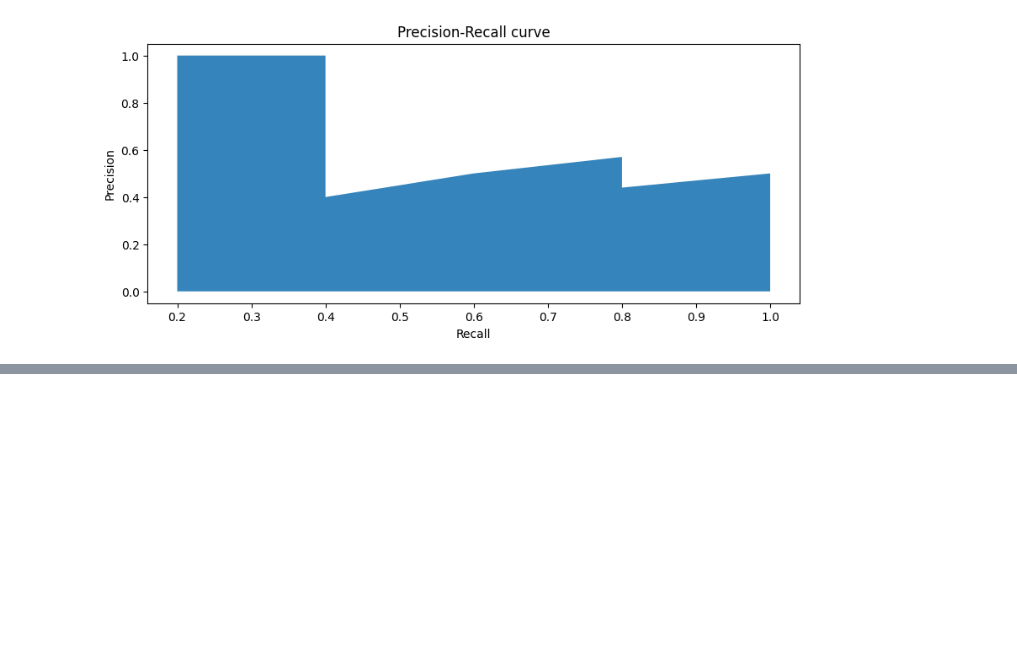
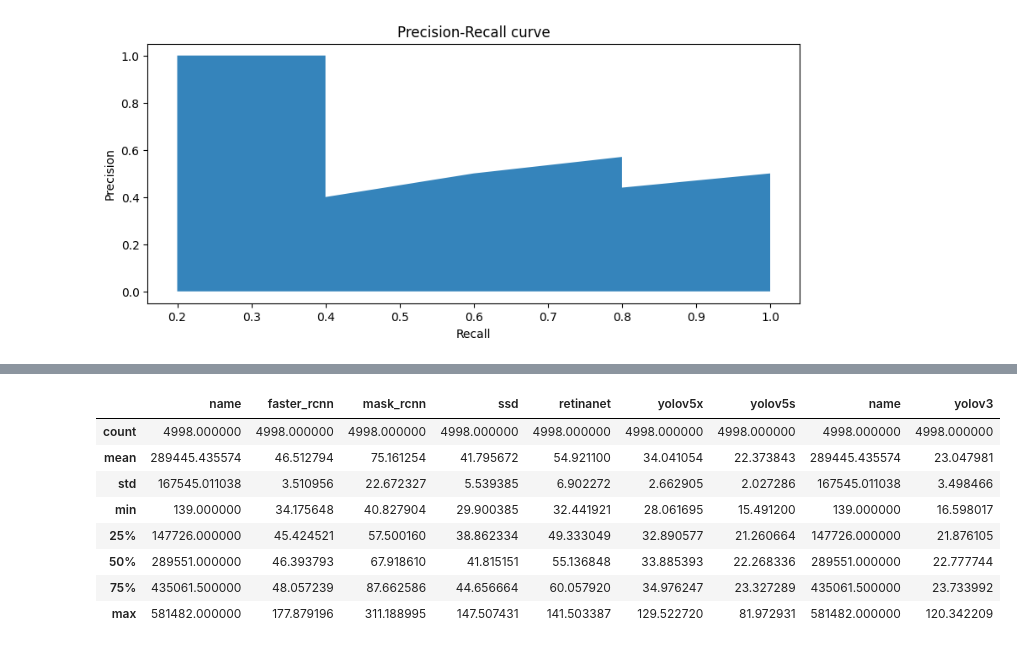
Before and after one commit to cekicbaris/DeepLearningForObjectDetection, a Jupyter notebook: notebook.ipynb, the cells around one changed output, grey strips where cells are left out. Cells and saved outputs as stored; diff of their text form; code cells hidden in the pictures; blank space fills up the shorter version.

```diff
--- a/notebook.ipynb
+++ b/notebook.ipynb
@@ -54,0 +56,13 @@ Sequential(
+# %%
+final_df = pd.concat([gpu_stats, yolov3_stats], axis=1)
+final_df.describe()
+# %% [output]
+|  | name | faster_rcnn | mask_rcnn | ssd | retinanet | yolov5x | yolov5s | name | yolov3 |
+| count | 4998.000000 | 4998.000000 | 4998.000000 | 4998.000000 | 4998.000000 | 4998.000000 | 4998.000000 | 4998.000000 | 4998.000000 |
+| mean | 289445.435574 | 46.512794 | 75.161254 | 41.795672 | 54.921100 | 34.041054 | 22.373843 | 289445.435574 | 23.047981 |
+| std | 167545.011038 | 3.510956 | 22.672327 | 5.539385 | 6.902272 | 2.662905 | 2.027286 | 167545.011038 | 3.498466 |
+| min | 139.000000 | 34.175648 | 40.827904 | 29.900385 | 32.441921 | 28.061695 | 15.491200 | 139.000000 | 16.598017 |
+| 25% | 147726.000000 | 45.424521 | 57.500160 | 38.862334 | 49.333049 | 32.890577 | 21.260664 | 147726.000000 | 21.876105 |
+| 50% | 289551.000000 | 46.393793 | 67.918610 | 41.815151 | 55.136848 | 33.885393 | 22.268336 | 289551.000000 | 22.777744 |
+| 75% | 435061.500000 | 48.057239 | 87.662586 | 44.656664 | 60.057920 | 34.976247 | 23.327289 | 435061.500000 | 23.733992 |
+| max | 581482.000000 | 177.879196 | 311.188995 | 147.507431 | 141.503387 | 129.522720 | 81.972931 | 581482.000000 | 120.342209 |
```
Also changed, not shown: parts of 6 cells of this notebook, 35 other files.
